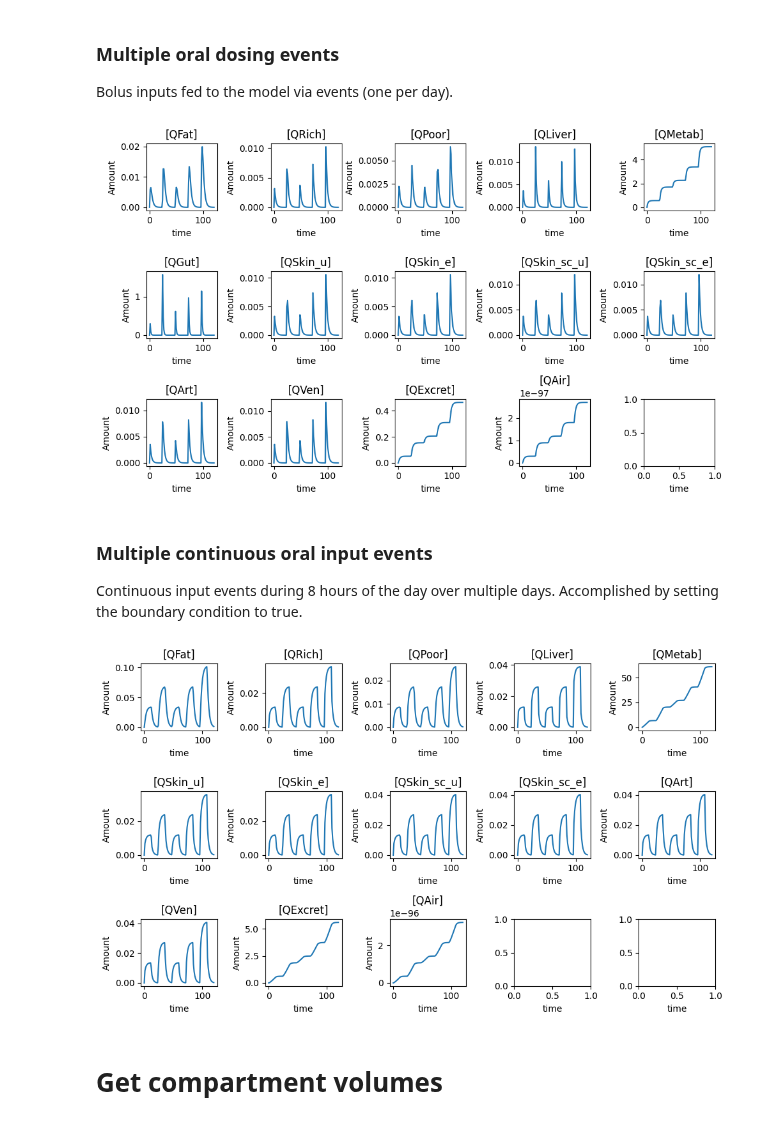
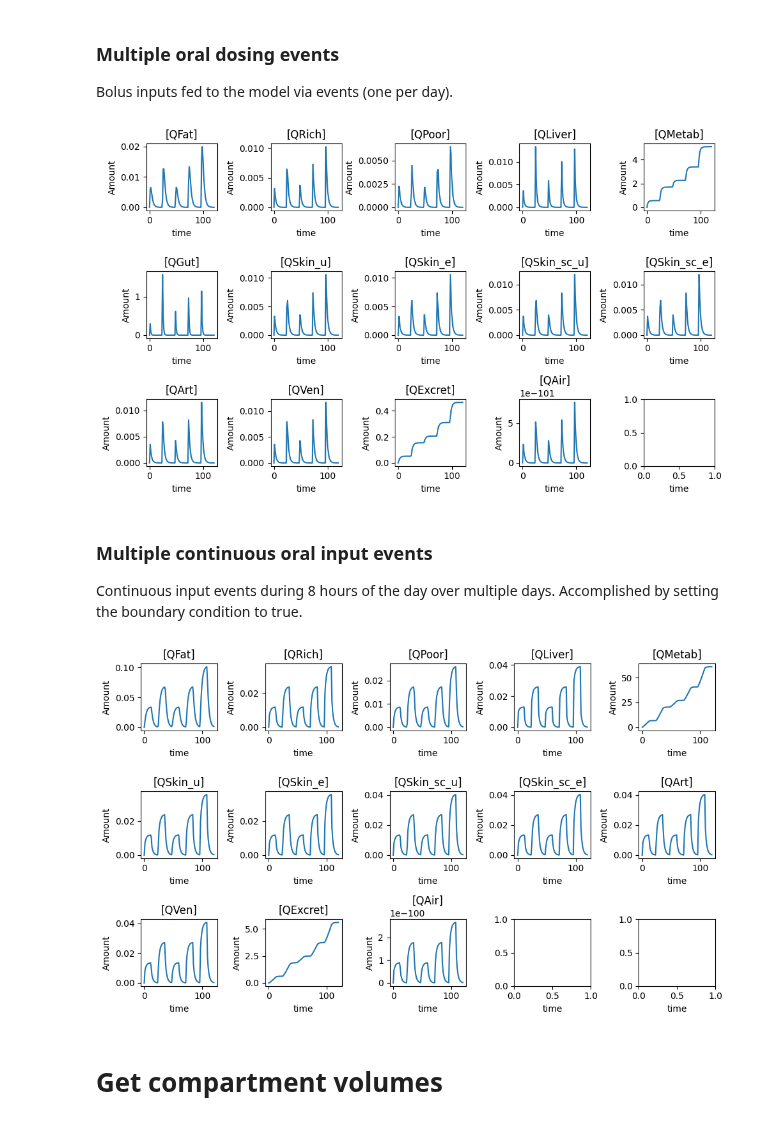
Before and after one commit to rivm-syso/euromix-to-sbml, a Jupyter notebook: notebooks/run_sbml_model.ipynb, the cells around one changed output. Saved outputs shown, nothing was run; the diff lists cells and outputs as text; code cells hidden in the pictures.

```diff
--- a/notebooks/run_sbml_model.ipynb
+++ b/notebooks/run_sbml_model.ipynb
@@ -102,7 +102,7 @@ for i in range(0, len(time_dose_list)):
     dose_event = time_dose_list[i]
     eid = f"oral_dose_event_{i}"
     rr_model.addEvent(eid, False, f"time > {dose_event[0]}", False)
-    rr_model.addEventAssignment(eid, input_species, f"{input_species} + {dose_event[1]}", False)
+    rr_model.addEventAssignment(eid, oral_input, f"{oral_input} + {dose_event[1]}", False)
 rr_model.regenerateModel(True, True)
 
 # Simulate the PBPK model
@@ -111,7 +111,7 @@ results = rr_model.simulate(start=0, end=5*24, points=100)
 # Plot the results
 plotSimulationResults(results, rr_model.timeCourseSelections)
 # %% [output]
-[figure, old version]
+[figure, new version]
 # %% [markdown]
 ### Multiple continuous oral input events
 
@@ -126,36 +126,36 @@ rr_model.setConstant(oral_input, False)
 rr_model.setBoundary(oral_input, True)
 
 # Remove all events
 for event_id in rr_model.model.getEventIds():
     rr_model.removeEvent(event_id)
 
 # Define a list of time/dose tuples
 time_dose_duration_list = [
     (0, 1, 12),
     (24, 2, 12),
     (48, 1, 12),
     (72, 2, 12),
     (96, 3, 12)
 ]
 
 # Create an event for each of the time-dose tuples
 for i in range(0, len(time_dose_list)):
     dose_event = time_dose_duration_list[i]
     eid = f"oral_dose_event_{i}_start"
     rr_model.addEvent(eid, False, f"time > {dose_event[0]}", False)
-    rr_model.addEventAssignment(eid, input_species, f"{input_species} + {dose_event[1]}", False)
+    rr_model.addEventAssignment(eid, oral_input, f"{oral_input} + {dose_event[1]}", False)
     eid = f"oral_dose_event_{i}_stop"
     rr_model.addEvent(eid, False, f"time > {dose_event[0]} + {dose_event[2]}", False)
-    rr_model.addEventAssignment(eid, input_species, f"{input_species} - {dose_event[1]}", False)
+    rr_model.addEventAssignment(eid, oral_input, f"{oral_input} - {dose_event[1]}", False)
 rr_model.regenerateModel(True, True)
 
 # Simulate the PBPK model
 results = rr_model.simulate(start=0, end=5*24, points=100)
 
 # Plot the results
 plotSimulationResults(results, rr_model.timeCourseSelections)
 # %% [output]
-[figure, old version]
+[figure, new version]
 # %% [markdown]
 # Get compartment volumes
 # %%
```
Also changed, not shown: parts of 5 cells of this notebook, 9 other files.
